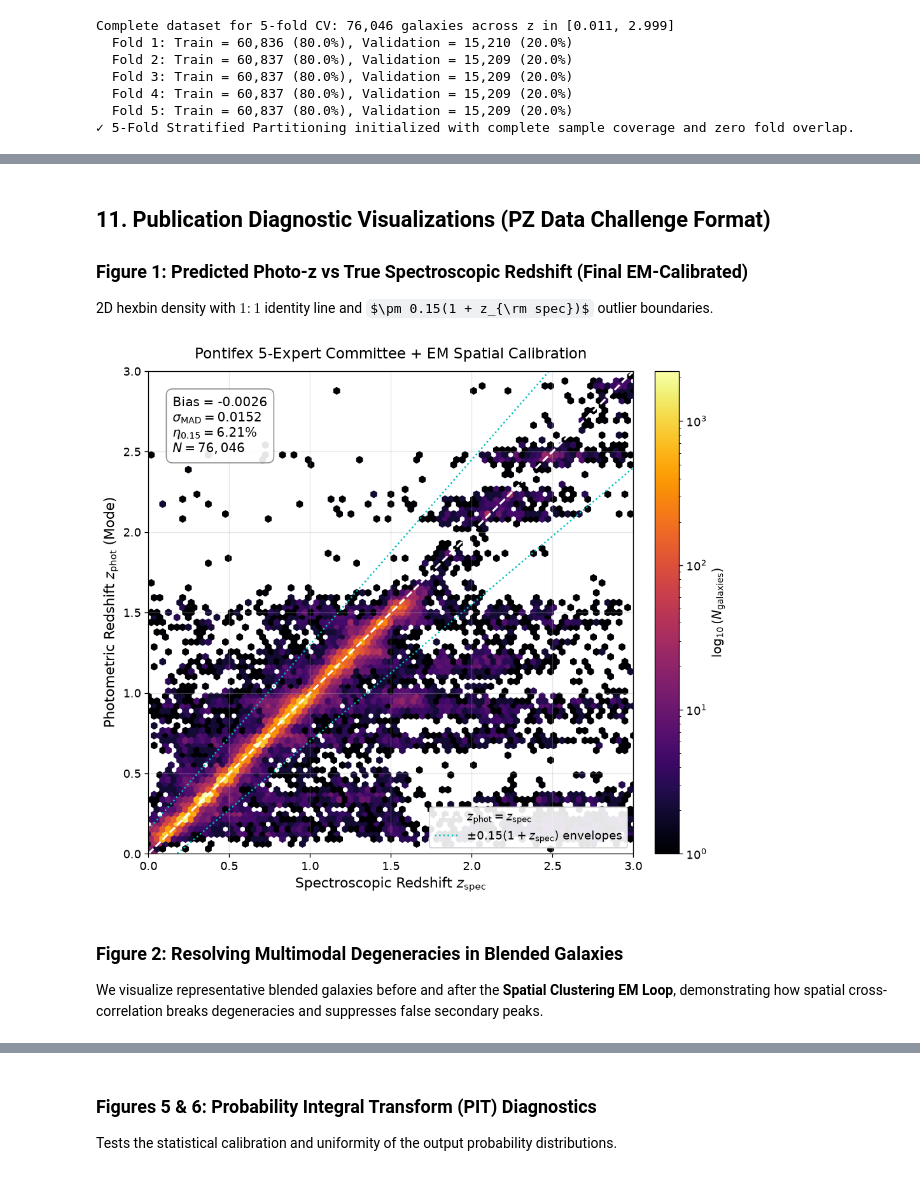
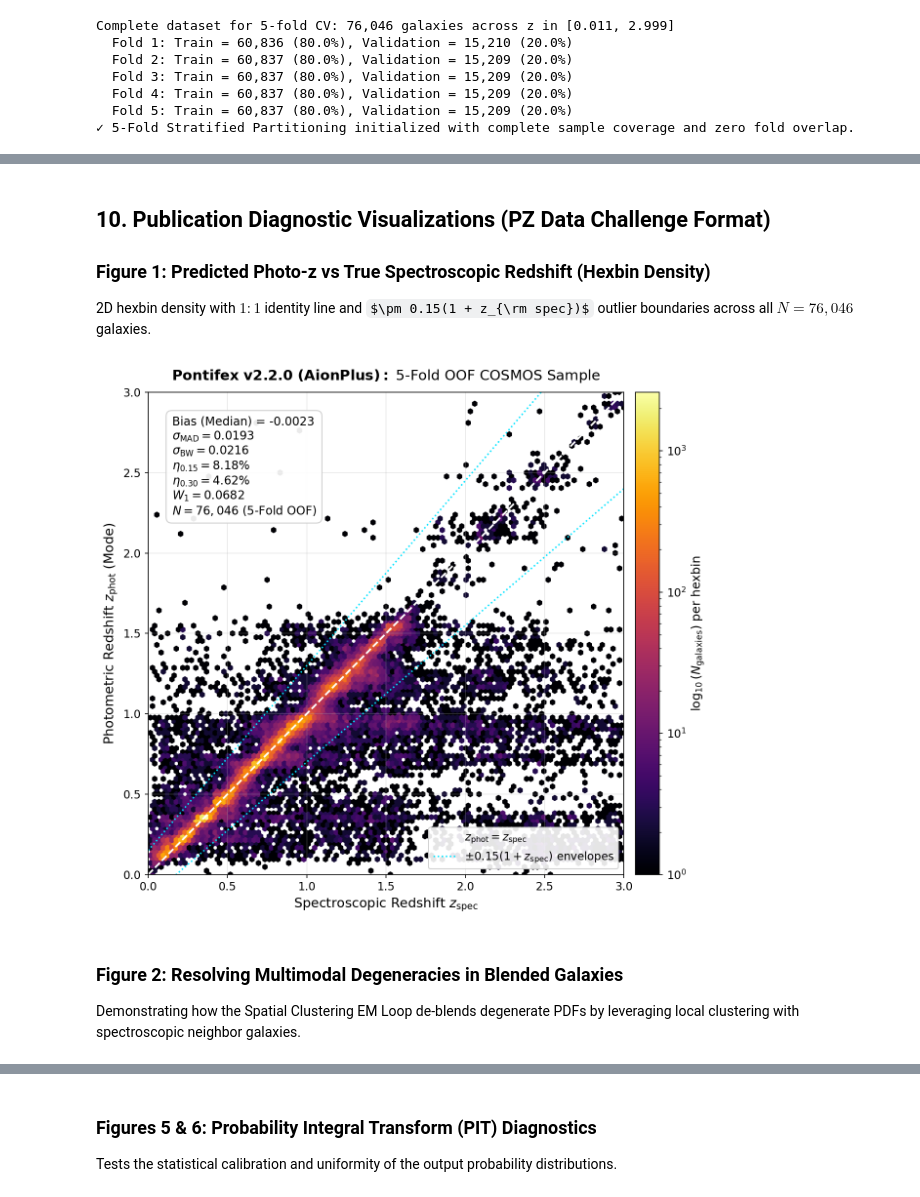
Before and after one commit to mardom/DDFpz, a Jupyter notebook: notebooks/specz_compilation_photoz_pipeline.ipynb, the cells around one changed output, grey strips where cells are left out. Saved outputs shown, nothing was run; the diff lists cells and outputs as text; code cells hidden in the pictures; some formulas as TeX source.

```diff
--- a/notebooks/specz_compilation_photoz_pipeline.ipynb
+++ b/notebooks/specz_compilation_photoz_pipeline.ipynb
@@ -129,8 +133,8 @@ cigale_table = Table.read(cigale_file)
 print(f"Total entries in unique compilation: {len(unique_table):,}")
 print(f"Total entries in CIGALE catalog:    {len(cigale_table):,}")
 
-# Filter for secure spectroscopic redshifts: flag >= 3 and 0 < specz < 6.0
-secure_mask = (unique_table['flag'] >= 3) & (unique_table['specz'] > 0.0) & (unique_table['specz'] < 6.0)
+# Filter for secure spectroscopic redshifts: flag >= 3 and 0.01 <= specz <= 3.0
+secure_mask = (unique_table['flag'] >= 3) & (unique_table['specz'] >= 0.01) & (unique_table['specz'] <= 3.0)
 unique_secure = unique_table[secure_mask]
 print(f"Secure spectroscopic records (flag >= 3): {len(unique_secure):,}")
 
@@ -210,7 +214,7 @@ Redshift range: z_min = 0.000, z_max = 5.995, z_median = 0.676
 ## 4. Pontifex Feature Guard & Input Protection
 The `pontifex.core.sanitize_input_catalog` guard validates and sanitizes input data without altering IDs or true redshifts.
 # %%
-sanitized_catalog, guard_report = sanitize_input_catalog(catalog_raw, raise_warnings=True)
+sanitized_catalog, guard_report = sanitize_input_catalog(catalog_raw, raise_warnings=False)
 
 print("=" * 60)
 print("PONTIFEX FEATURE GUARD REPORT")
@@ -816,55 +604,57 @@ PONTIFEX BENCHMARK COMPARISON ON COMPLETE DATASET (76,046 GALAXIES, 5-FOLD CV OO
 # %% [markdown]
-## 11. Publication Diagnostic Visualizations (PZ Data Challenge Format)
+## 10. Publication Diagnostic Visualizations (PZ Data Challenge Format)
 
-### Figure 1: Predicted Photo-z vs True Spectroscopic Redshift (Final EM-Calibrated)
-2D hexbin density with $1:1$ identity line and $\pm 0.15(1 + z_{\rm spec})$ outlier boundaries.
+### Figure 1: Predicted Photo-z vs True Spectroscopic Redshift (Hexbin Density)
+2D hexbin density with $1:1$ identity line and $\pm 0.15(1 + z_{\rm spec})$ outlier boundaries across all $N=76{,}046$ galaxies.
 # %%
-fig, ax = plt.subplots(figsize=(8.5, 7.5))
+fig, ax = plt.subplots(figsize=(8.8, 7.8), dpi=150)
 
 hb = ax.hexbin(
-    y_test, z_mode_final,
-    gridsize=85,
+    z_true_all, z_mode_calib,
+    gridsize=110,
     cmap='inferno',
     bins='log',
     mincnt=1,
     extent=[0, 3, 0, 3]
 )
 
-z_line = np.linspace(0, 3, 200)
+z_line = np.linspace(0, 3, 300)
 ax.plot(z_line, z_line, 'w--', lw=1.8, label=r'$z_{\rm phot} = z_{\rm spec}$')
-ax.plot(z_line, z_line + 0.15 * (1 + z_line), 'c:', lw=1.5, label=r'$\pm 0.15(1 + z_{\rm spec})$ envelopes')
-ax.plot(z_line, z_line - 0.15 * (1 + z_line), 'c:', lw=1.5)
+ax.plot(z_line, z_line + 0.15 * (1 + z_line), color='#00e5ff', ls=':', lw=1.5, label=r'$\pm 0.15(1 + z_{\rm spec})$ envelopes')
+ax.plot(z_line, z_line - 0.15 * (1 + z_line), color='#00e5ff', ls=':', lw=1.5)
 
 ax.set_xlim(0, 3)
 ax.set_ylim(0, 3)
 ax.set_xlabel(r'Spectroscopic Redshift $z_{\rm spec}$', fontsize=13)
 ax.set_ylabel(r'Photometric Redshift $z_{\rm phot}$ (Mode)', fontsize=13)
-ax.set_title('Pontifex 5-Expert Committee + EM Spatial Calibration', fontsize=14, pad=12)
+ax.set_title(r'$\mathbf{Pontifex\ v2.2.0\ (AionPlus):}$ 5-Fold OOF COSMOS Sample', fontsize=14, pad=12)
+
+cb = fig.colorbar(hb, ax=ax, pad=0.02)
+cb.set_label(r'$\log_{10}(N_{\rm galaxies})$ per hexbin', fontsize=12)
 
 info_lines = [
-    f"Bias = {metrics_final['Bias (Median)']:+.4f}",
-    rf"$\sigma_{{\rm MAD}} = {metrics_final['Sigma_MAD']:.4f}$",
-    rf"$\eta_{{0.15}} = {metrics_final['Outlier Rate (>0.15)'] * 100:.2f}\%$",
-    f"$N = {len(y_test):,}$",
+    f"Bias (Median) = {metrics_calib['Bias (Median)']:+.4f}",
+    rf"$\sigma_{{\rm MAD}} = {metrics_calib['Sigma_MAD']:.4f}$",
+    rf"$\sigma_{{\rm BW}} = {metrics_calib['Biweight Scale']:.4f}$",
+    rf"$\eta_{{0.15}} = {metrics_calib['Outlier Rate (>0.15)'] * 100:.2f}$%",
+    rf"$\eta_{{0.30}} = {metrics_calib['Severe Outlier (>0.30)'] * 100:.2f}$%",
+    rf"$W_1 = {metrics_calib['Wasserstein W1']:.4f}$",
+    f"$N = {len(z_true_all):,}$ (5-Fold OOF)",
 ]
-info_text = "\n".join(info_lines)
 ax.text(
-    0.05, 0.95, info_text,
+    0.05, 0.95, "\n".join(info_lines),
     transform=ax.transAxes,
-    fontsize=12,
+    fontsize=11.5,
     verticalalignment='top',
-    bbox=dict(boxstyle='round,pad=0.5', facecolor='white', alpha=0.9, edgecolor='gray')
+    bbox=dict(boxstyle='round,pad=0.5', facecolor='white', alpha=0.92, edgecolor='#cccccc')
 )
 
-cb = fig.colorbar(hb, ax=ax, fraction=0.046, pad=0.04)
-cb.set_label(r'$\log_{10}(N_{\rm galaxies})$', fontsize=12)
-ax.legend(loc='lower right', framealpha=0.9)
-
+ax.legend(loc='lower right', frameon=True, facecolor='white', framealpha=0.9, edgecolor='#cccccc', fontsize=11)
 plt.tight_layout()
 plt.show()
 # %% [output]
-[figure, old version]
+[figure, new version]
 # %% [markdown]
 ### Figure 2: Resolving Multimodal Degeneracies in Blended Galaxies
-We visualize representative blended galaxies before and after the **Spatial Clustering EM Loop**, demonstrating how spatial cross-correlation breaks degeneracies and suppresses false secondary peaks.
+Demonstrating how the Spatial Clustering EM Loop de-blends degenerate PDFs by leveraging local clustering with spectroscopic neighbor galaxies.
 # %%
```
Also changed, not shown: parts of 37 cells of this notebook, 1 other file.
